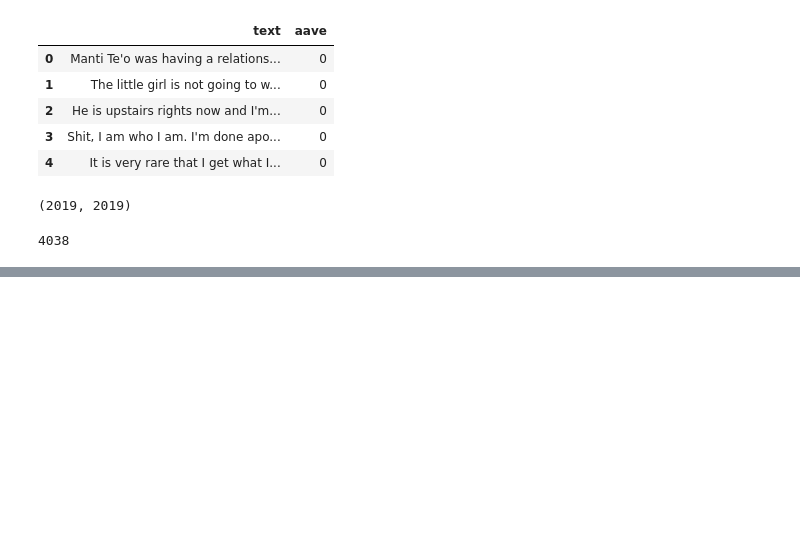
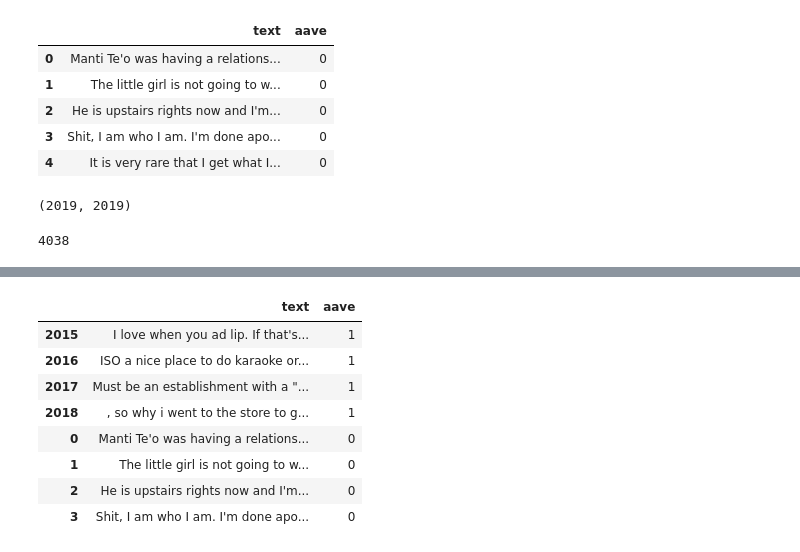
Before and after one commit to sheetal-srivastava/hate-speech-debiasing, a Jupyter notebook: data-processing.ipynb, the cells around one changed output, grey strips where cells are left out. Cells and saved outputs as stored; diff of their text form; code cells hidden in the pictures; blank space fills up the shorter version.

```diff
--- a/data-processing.ipynb
+++ b/data-processing.ipynb
@@ -156,0 +132,12 @@ trainer = Trainer(
+# %%
+dialect_data.iloc[2015:2023]
+# %% [output]
+|  | text | aave |
+| 2015 | I love when you ad lip. If that's... | 1 |
+| 2016 | ISO a nice place to do karaoke or... | 1 |
+| 2017 | Must be an establishment with a "... | 1 |
+| 2018 | , so why i went to the store to g... | 1 |
+| 0 | Manti Te'o was having a relations... | 0 |
+| 1 | The little girl is not going to w... | 0 |
+| 2 | He is upstairs rights now and I'm... | 0 |
+| 3 | Shit, I am who I am. I'm done apo... | 0 |
```
Also changed, not shown: parts of 30 cells of this notebook.
